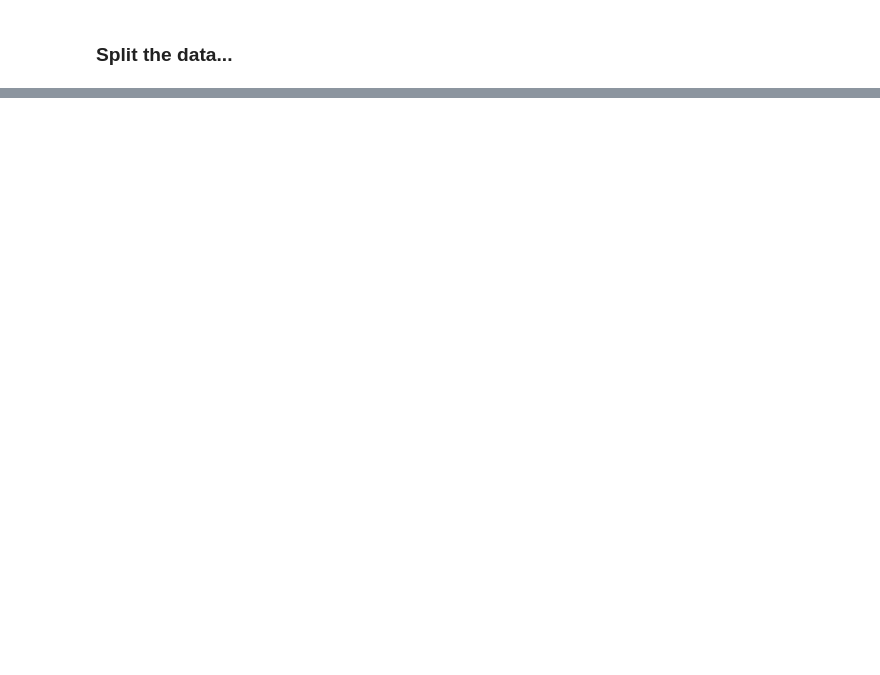
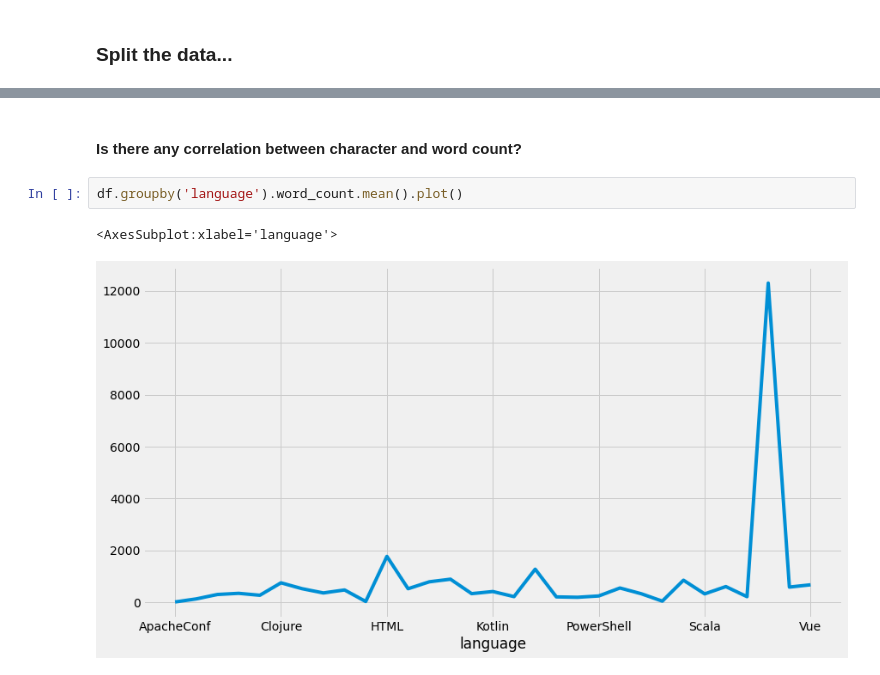
Before and after one commit to team2-nlp-project/team2-nlp-project, a Jupyter notebook: jerry_workbook.ipynb, the cells around one changed output, grey strips where cells are left out. Drawn from its saved outputs; the diff is of its cells as text; blank space fills up the shorter version.

```diff
--- a/jerry_workbook.ipynb
+++ b/jerry_workbook.ipynb
@@ -603,0 +760,7 @@ train.language.value_counts().head(5)
+# %% [markdown]
+#### Is there any correlation between character and word count?
+# %%
+df.groupby('language').word_count.mean().plot()
+# %% [output]
+<AxesSubplot:xlabel='language'>
+[figure, added]
```
Also changed, not shown: parts of 17 cells of this notebook, 1 other file.
